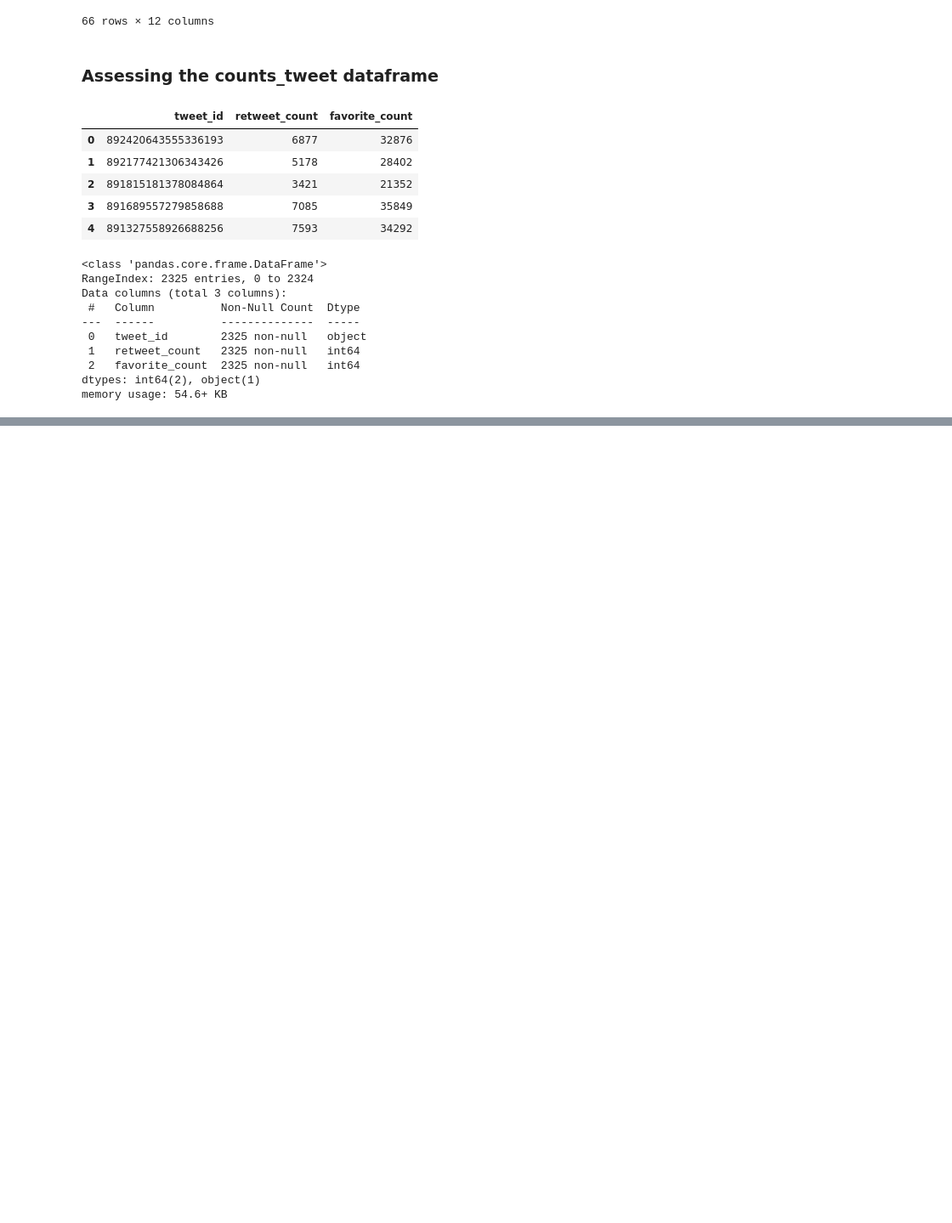
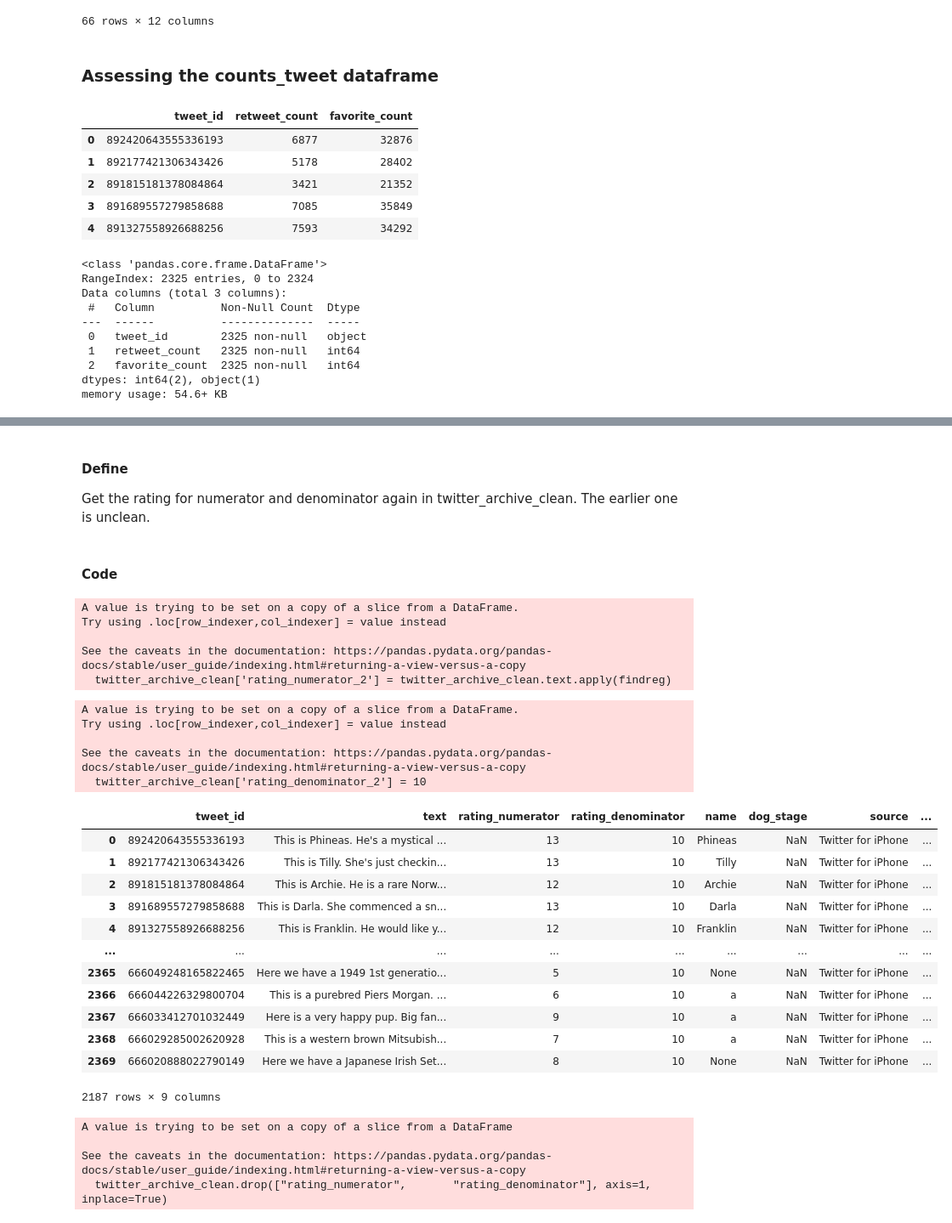
Before and after one commit to Emekadavid/weratedogs_twitter_archive, a Jupyter notebook: notebook.ipynb, the cells around one changed output, grey strips where cells are left out. Shown at 85% size. Saved outputs shown, nothing was run; the diff lists cells and outputs as text; code cells hidden in the pictures; blank space fills up the shorter version.

Commit message:
finished data wrangling

```diff
--- a/notebook.ipynb
+++ b/notebook.ipynb
@@ -341,0 +605,3 @@ Counts_tweet
+# %%
+# deleting the retweet columns
+twitter_archive_clean.drop(["retweeted_status_id", "retweeted_status_user_id", "retweeted_status_timestamp"], axis=1, inplace=True)
@@ -341,0 +624,60 @@ Counts_tweet
+# %% [markdown]
+#### Define
+Get the rating for numerator and denominator again in twitter_archive_clean. The earlier one is unclean.
+# %% [markdown]
+#### Code
+# %%
+import re
+def findreg(x):
+    pattern = r'[\d]{1,}\/[\d]{1,}'
+    matched = re.findall(pattern, x)
+    # some matches are two, so take the second one then
+    if len(matched) == 2:
+        matched = matched[1]
+        first = matched.split("/")
+        first = first[0]
+        return first
+    else:
+        first = matched[0].split("/")
+        first = first[0]
+        return first
+# %%
+twitter_archive_clean['rating_numerator_2'] = twitter_archive_clean.text.apply(findreg)
+# %% [output]
+A value is trying to be set on a copy of a slice from a DataFrame.
+Try using .loc[row_indexer,col_indexer] = value instead
+
+See the caveats in the documentation: https://pandas.pydata.org/pandas-docs/stable/user_guide/indexing.html#returning-a-view-versus-a-copy
+  twitter_archive_clean['rating_numerator_2'] = twitter_archive_clean.text.apply(findreg)
+# %%
+twitter_archive_clean['rating_denominator_2'] = 10
+# %% [output]
+A value is trying to be set on a copy of a slice from a DataFrame.
+Try using .loc[row_indexer,col_indexer] = value instead
+
+See the caveats in the documentation: https://pandas.pydata.org/pandas-docs/stable/user_guide/indexing.html#returning-a-view-versus-a-copy
+  twitter_archive_clean['rating_denominator_2'] = 10
+# %%
+twitter_archive_clean
+# %% [output]
+|  | tweet_id | text | rating_numerator | rating_denominator | name | dog_stage | source | ... |
+| 0 | 892420643555336193 | This is Phineas. He's a mystical ... | 13 | 10 | Phineas | NaN | Twitter for iPhone | ... |
+| 1 | 892177421306343426 | This is Tilly. She's just checkin... | 13 | 10 | Tilly | NaN | Twitter for iPhone | ... |
+| 2 | 891815181378084864 | This is Archie. He is a rare Norw... | 12 | 10 | Archie | NaN | Twitter for iPhone | ... |
+| 3 | 891689557279858688 | This is Darla. She commenced a sn... | 13 | 10 | Darla | NaN | Twitter for iPhone | ... |
+| 4 | 891327558926688256 | This is Franklin. He would like y... | 12 | 10 | Franklin | NaN | Twitter for iPhone | ... |
+| ... | ... | ... | ... | ... | ... | ... | ... | ... |
+| 2365 | 666049248165822465 | Here we have a 1949 1st generatio... | 5 | 10 | None | NaN | Twitter for iPhone | ... |
+| 2366 | 666044226329800704 | This is a purebred Piers Morgan. ... | 6 | 10 | a | NaN | Twitter for iPhone | ... |
+| 2367 | 666033412701032449 | Here is a very happy pup. Big fan... | 9 | 10 | a | NaN | Twitter for iPhone | ... |
+| 2368 | 666029285002620928 | This is a western brown Mitsubish... | 7 | 10 | a | NaN | Twitter for iPhone | ... |
+| 2369 | 666020888022790149 | Here we have a Japanese Irish Set... | 8 | 10 | None | NaN | Twitter for iPhone | ... |
+2187 rows × 9 columns
+# %%
+# drop the earlier numerator and denominator
+twitter_archive_clean.drop(["rating_numerator",	"rating_denominator"], axis=1, inplace=True)
+# %% [output]
+A value is trying to be set on a copy of a slice from a DataFrame
+
+See the caveats in the documentation: https://pandas.pydata.org/pandas-docs/stable/user_guide/indexing.html#returning-a-view-versus-a-copy
+  twitter_archive_clean.drop(["rating_numerator",       "rating_denominator"], axis=1, inplace=True)
```
Also changed, not shown: parts of 73 cells of this notebook, 1 other file.
